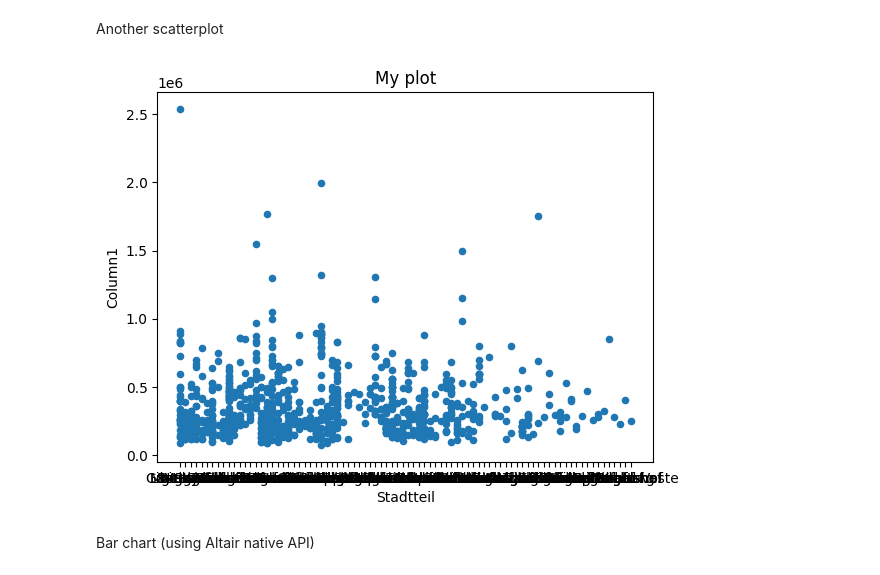
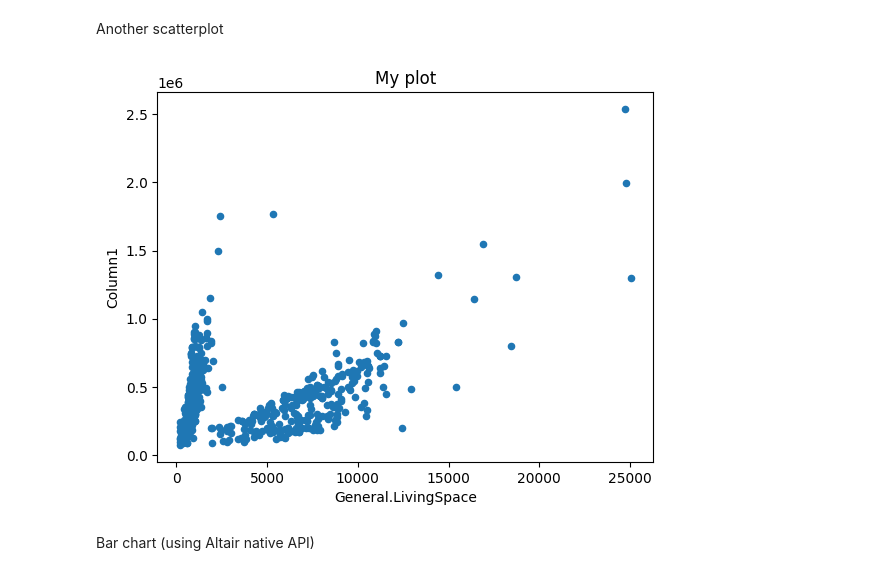
Before and after one commit to paulovfc/data-analytics-ws2324-project, a Jupyter notebook: notebooks/project-proposal.ipynb, the cells around one changed output. Drawn from its saved outputs; the diff is of its cells as text; code cells hidden in the pictures.

```diff
--- a/notebooks/project-proposal.ipynb
+++ b/notebooks/project-proposal.ipynb
@@ -293,9 +293,9 @@ df2.plot.scatter(x="LocalRatings.scores.local_amenities", y="Column1");
 # %% [markdown]
 Another scatterplot
 # %%
-df2.plot.scatter(x="Stadtteil", y="Column1", title="My plot");
+df2.plot.scatter(x="General.LivingSpace", y="Column1", title="My plot");
 # %% [output]
-[figure, old version]
+[figure, new version]
 # %% [markdown]
 Bar chart (using Altair native API)
 # %%
```
